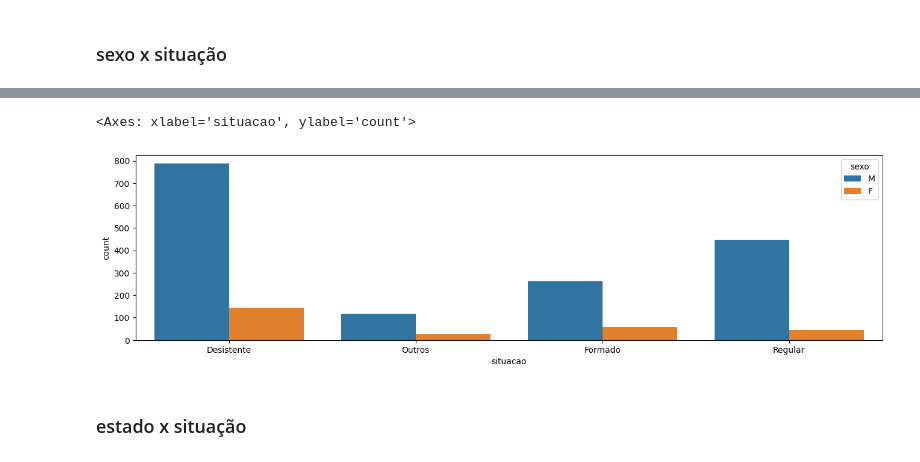
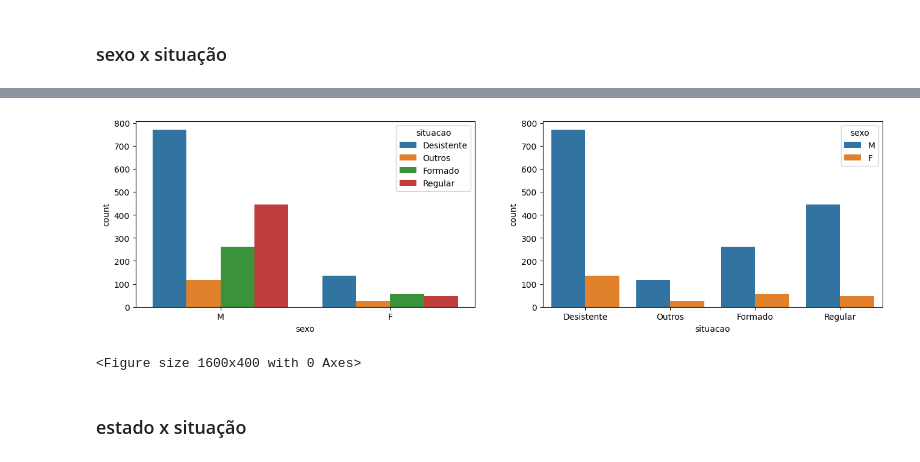
Before and after one commit to brunohsp/lm_alunos_utfpr_pg, a Jupyter notebook: classificação.ipynb, the cells around one changed output, grey strips where cells are left out. Saved outputs shown, nothing was run; the diff lists cells and outputs as text; code cells hidden in the pictures.

```diff
--- a/classificação.ipynb
+++ b/classificação.ipynb
@@ -366,9 +410,14 @@ sns.countplot(relacao_alunos, x='sexo', hue='situacao')
-# %%
-plt.figure(figsize=(16,4))
-sns.countplot(relacao_alunos, x='situacao', hue='sexo')
-# %% [output]
-<Axes: xlabel='situacao', ylabel='count'>
-[figure, removed]
+# %%
+# Sem muitos insights, a base é predominante para o sexo masculino
+
+fig, ax = plt.subplots(1,2, figsize=(16,4))
+plt.figure(figsize=(16,4))
+sns.countplot(relacao_alunos, x='sexo', hue='situacao', ax=ax[0])
+sns.countplot(relacao_alunos, x='situacao', hue='sexo',  ax=ax[1])
+fig.show();
+# %% [output]
+[figure, added]
+<Figure size 1600x400 with 0 Axes>
 # %% [markdown]
 ### estado x situação
 # %%
```
Also changed, not shown: parts of 32 cells of this notebook.
